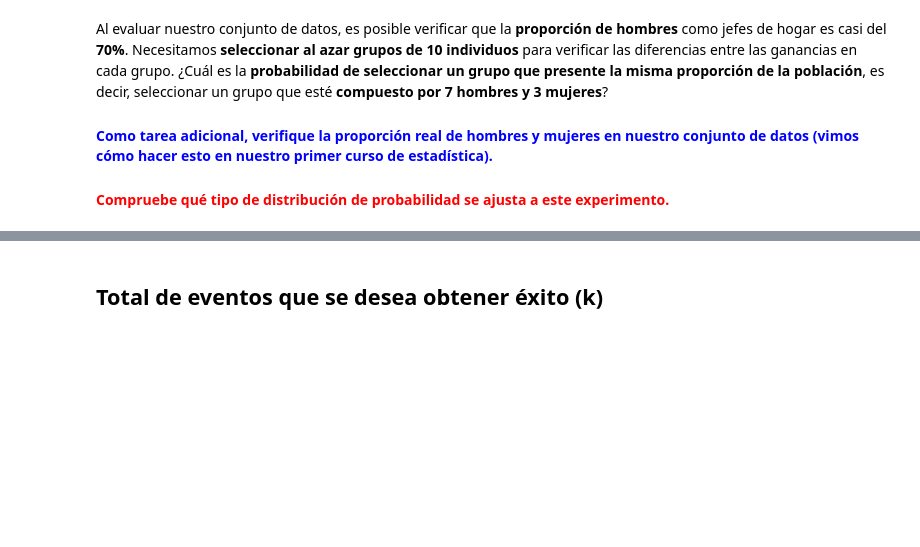
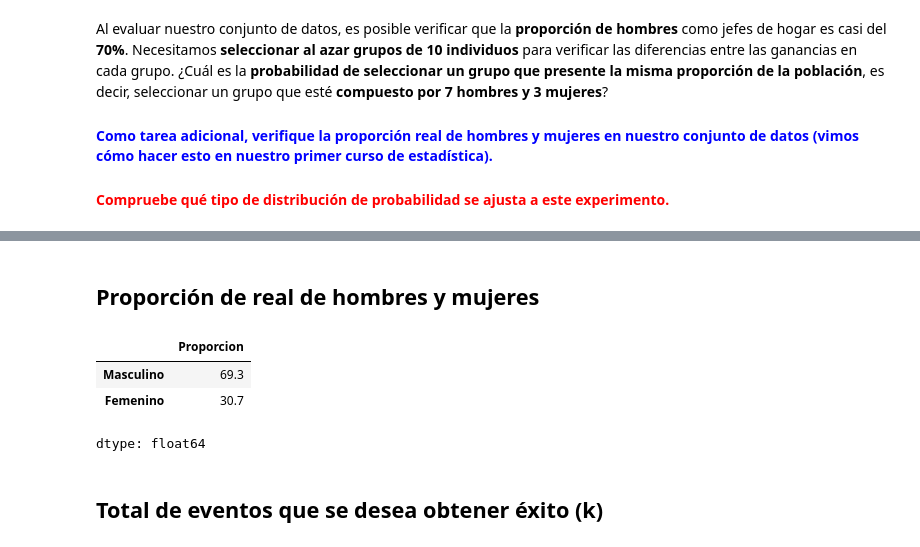
Before and after one commit to JLuceroVasquez/estadistica-con-python-probabilidad-y-muestreo, a Jupyter notebook: notebook_proyecto_final.ipynb, the cells around one changed output, grey strips where cells are left out. Cells and saved outputs as stored; diff of their text form; code cells hidden in the pictures; blank space fills up the shorter version.

```diff
--- a/notebook_proyecto_final.ipynb
+++ b/notebook_proyecto_final.ipynb
@@ -171,2 +181,20 @@ Al evaluar nuestro conjunto de datos, es posible verificar que la **proporción
+# %% [markdown]
+## Proporción de real de hombres y mujeres
+# %%
+#Se calcula la proporción por sexo, redondeando a 2 decimales.
+proporcion_sexo = datos.Sexo.value_counts(normalize=True).round(4)*100
+
+#Se nombra la serie resultante como Proporcion.
+proporcion_sexo.name = 'Proporcion'
+
+#Se renombra los valores del índice.
+proporcion_sexo = proporcion_sexo.set_axis(['Masculino', 'Femenino'])
+
+proporcion_sexo
+# %% [output]
+|  | Proporcion |
+| Masculino | 69.3 |
+| Femenino | 30.7 |
+dtype: float64
 # %% [markdown]
 ## Total de eventos que se desea obtener éxito (k)
```
Also changed, not shown: parts of 35 cells of this notebook.
